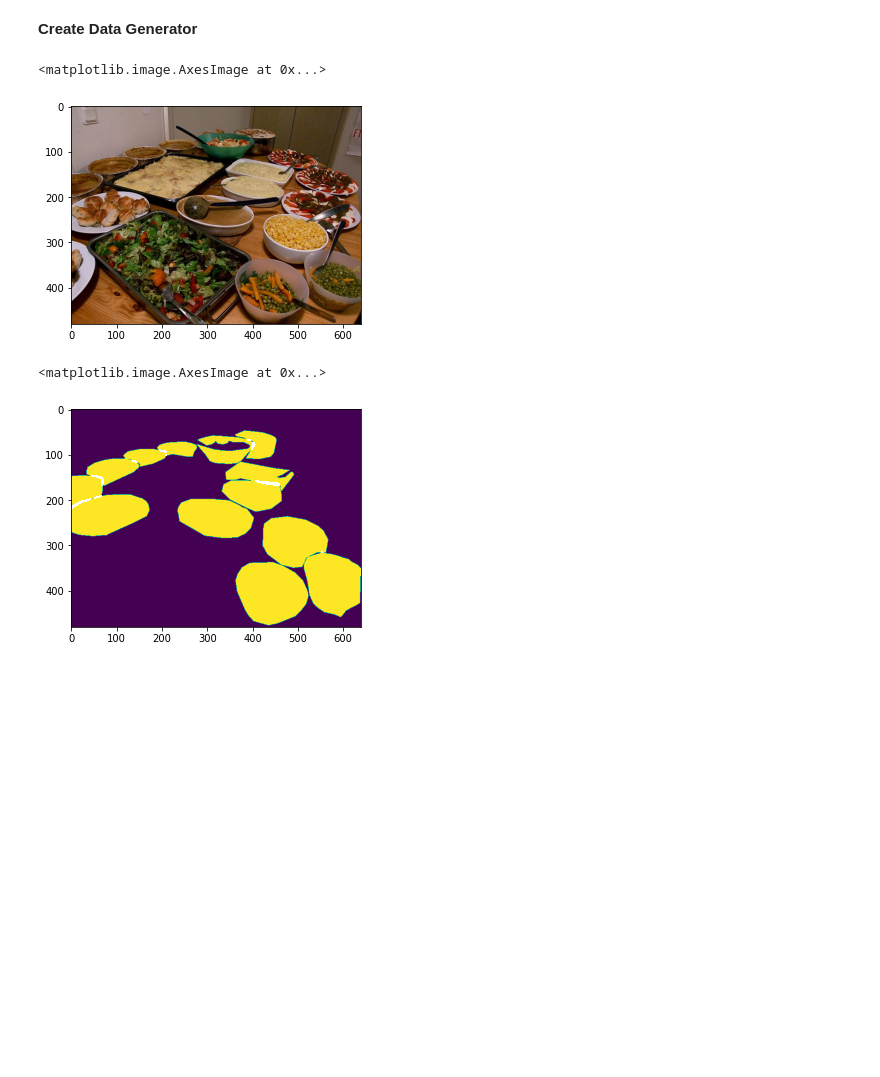
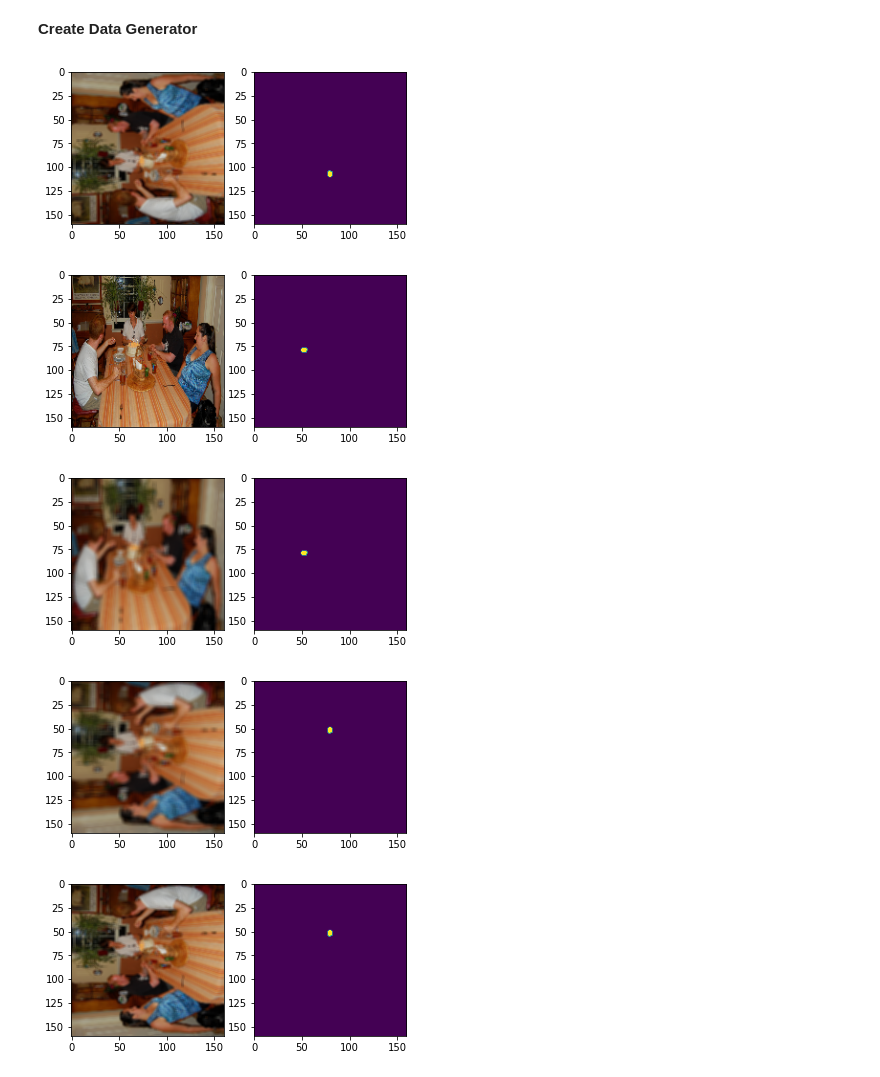
Before and after one commit to truc-h-nguyen/Toddler-activity-suggestions, a Jupyter notebook: COCO_train.ipynb, the cells around one changed output. Saved outputs shown, nothing was run; the diff lists cells and outputs as text; code cells hidden in the pictures; blank space fills up the shorter version.

```diff
--- a/COCO_train.ipynb
+++ b/COCO_train.ipynb
@@ -170,12 +253,17 @@ print(img.shape)
 # %%
-class DataGenerator:
-  def __init__(self, my_img_array = img_array, my_mask_array = mask_array, image_size=200, augmentation=False, shuffle = False, batch_size = 1):
+class DataGenerator(keras.utils.Sequence):
+  def __init__(self, my_img_array = img_array, my_mask_array = mask_array, image_size=img_size, augmentation=False, shuffle = False, batch_size = 1, seed = 40):
     self.image_size = image_size
     self.augmentation = augmentation
     self.shuffle = shuffle
     self.batch_size = batch_size
     self.my_img_array = img_array
     self.my_mask_array = mask_array
+    self.nb_y_features = 1 if len(mask_array[0].shape) == 2 else mask_array[0].shape[2]
+    random.seed(seed)
+
+  def __len__(self):
+        return len(self.my_img_array) // self.batch_size
 
   def __getitem__(self, index):
      data_index_min = int(index*self.batch_size)
@@ -188,18 +276,23 @@ class DataGenerator:
      y = np.empty((this_batch_size, self.image_size, self.image_size, self.nb_y_features), dtype=np.uint8)
 
      for i, sample_index in enumerate(indexes):
-          X_sample = cv2.cvtColor(self.my_img_array[index * self.batch_size + i], cv2.COLOR_BGR2BGRA)
-          y_sample = cv2.cvtColor(self.my_mask_array[index * self.batch_size + i], cv2.COLOR_BGR2BGRA)
+          X_sample = self.my_img_array[index * self.batch_size + i]
+          y_sample = self.my_mask_array[index * self.batch_size + i]
 
           if self.augmentation is True:
               # Augmentation code
-              transformed_imgs = transform(image=X_sample)
-              transformed_masks = transform(image=y_sample)
-              image_augm = transformed_imgs['image']
-              mask_augm = transformed_masks['mask'].reshape(self.image_size, self.image_size, self.nb_y_features)
+              #transformed_imgs, transformed_masks = transform(image=X_sample, mask = y_sample)
+              #transformed_masks = transform(image=y_sample)
+              #image_augm = transformed_imgs['image']
+              #mask_augm = transformed_masks['mask'].reshape(self.image_size, self.image_size, self.nb_y_features)
               # divide by 255 to normalize images from 0 to 1
-              X[i, ...] = image_augm/255
-              y[i, ...] = mask_augm
+              #X[i, ...] = image_augm/255
+              #y[i, ...] = mask_augm
+              aug = transform(image = X_sample, mask = y_sample)
+              img_aug = aug['image']
+              mask_aug = aug['mask'].reshape(self.image_size, self.image_size, self.nb_y_features).astype(np.uint8)
+              X[i, ...] = img_aug/255
+              y[i, ...] = mask_aug
           else:
               pass
      return X, y
@@ -209,10 +299,19 @@ train_generator = DataGenerator(my_img_array = img_array, my_mask_array = mask_a
-# %%
-plt.imshow(train_generator.my_img_array[3])
-# %% [output]
-<matplotlib.image.AxesImage at 0x...>
-[figure, removed]
-# %%
-plt.imshow(train_generator.my_mask_array[3])
-# %% [output]
-<matplotlib.image.AxesImage at 0x...>
-[figure, removed]
+# %%
+train_generator = DataGenerator(my_img_array = img_array, my_mask_array = mask_array,
+                                image_size=160, augmentation=True, shuffle = False, batch_size = 3)
+# val_generator = DataGenerator(my_img_array = val_img_array, my_mask_array = val_mask_array,
+#                                 image_size=160, augmentation=True, shuffle = False, batch_size = 3)
+for i in range(5):
+  X_sample_temp, y_sample_temp = train_generator[3]
+  #plt.imshow(X_sample_temp[1])
+  #plt.imshow(y_sample_temp[1,:,:,0])
+  fig, ax = plt.subplots(ncols=2)
+  ax[0].imshow(X_sample_temp[1])
+  ax[1].imshow(y_sample_temp[1,:,:,0])
+  plt.show()
+# %% [output]
+[figure, added]
+[figure, added]
+[figure, added]
+[figure, added]
+[figure, added]
```
Also changed, not shown: parts of 19 cells of this notebook.
